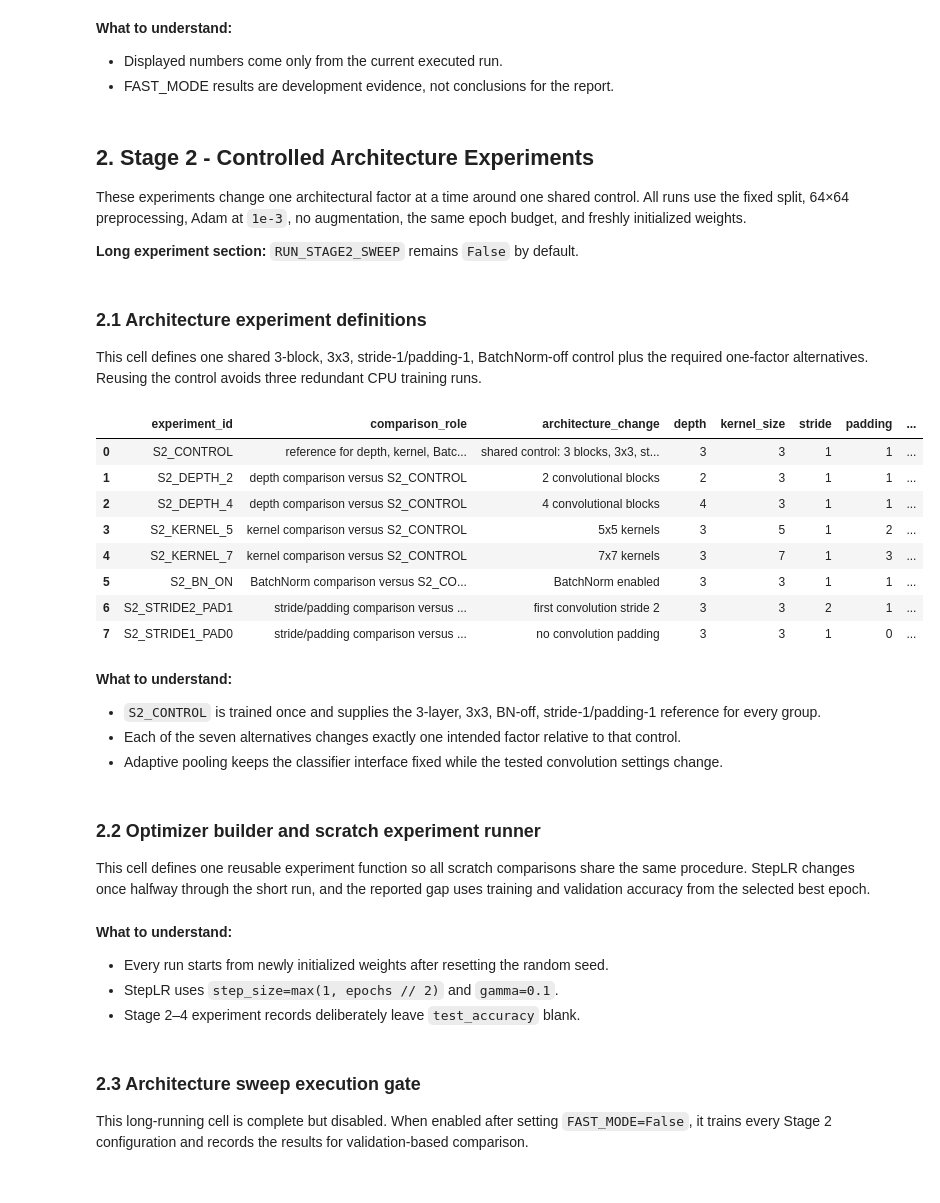
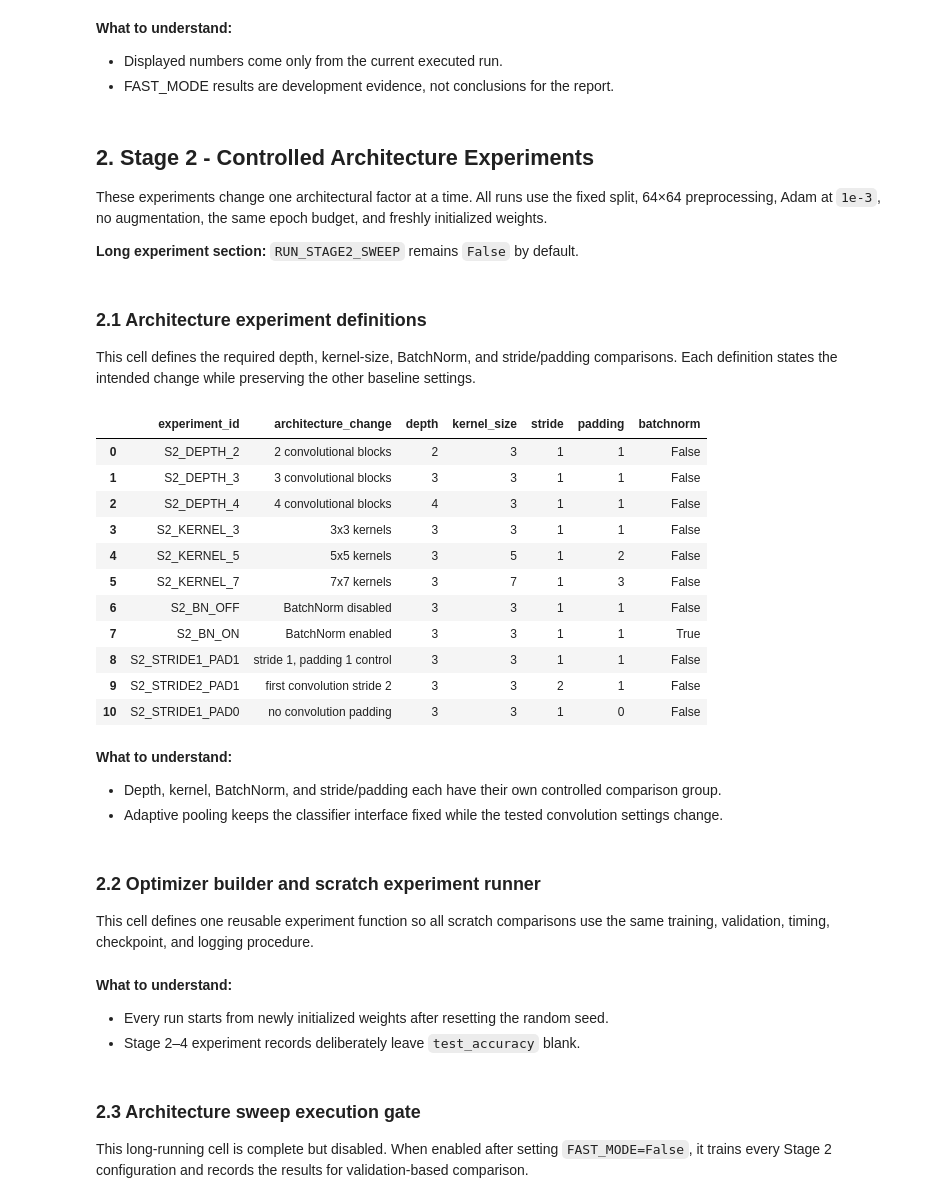
Before and after one commit to amarfarshoukh/EuroSAT_Project, a Jupyter notebook: notebooks/EuroSAT_Codex_Implementation.ipynb, the cells around one changed output. Drawn from its saved outputs; the diff is of its cells as text; code cells hidden in the pictures.

```diff
--- a/notebooks/EuroSAT_Codex_Implementation.ipynb
+++ b/notebooks/EuroSAT_Codex_Implementation.ipynb
@@ -64,15 +64,11 @@ This cell locates the project from the current working directory and the expecte
 # %%
-PROJECT_FOLDERS = ("notebooks", "data", "checkpoints", "results")
-
-
 def find_project_root(start_path=None):
-    start_path = (Path.cwd() if start_path is None else Path(start_path)).resolve()
-    for candidate in (start_path, *start_path.parents):
-        if all((candidate / folder).is_dir() for folder in PROJECT_FOLDERS):
+    start_path = Path.cwd() if start_path is None else Path(start_path)
+    for candidate in [start_path, *start_path.parents]:
+        if (candidate / "AGENTS.md").exists() and (candidate / "docs").exists():
             return candidate
     raise FileNotFoundError(
-        "Project root not found. Start Jupyter inside a folder containing "
-        "notebooks/, data/, checkpoints/, and results/."
+        "Project root not found. Start Jupyter inside the EuroSAT_Project repository."
     )
 
 
@@ -95,16 +91,11 @@ def sha256_file(path):
     return digest.hexdigest()
 
 
-ORIGINAL_NOTEBOOK_HASH_AT_START = (
-    sha256_file(ORIGINAL_NOTEBOOK) if ORIGINAL_NOTEBOOK.exists() else None
-)
+ORIGINAL_NOTEBOOK_HASH_AT_START = sha256_file(ORIGINAL_NOTEBOOK)
 
-print("Project folder:", PROJECT_ROOT.name)
+print("Project root:", PROJECT_ROOT)
 print("Data directory:", DATA_DIR.relative_to(PROJECT_ROOT))
 print("Checkpoint directory:", CHECKPOINT_DIR.relative_to(PROJECT_ROOT))
 print("Results directory:", RESULTS_DIR.relative_to(PROJECT_ROOT))
-if ORIGINAL_NOTEBOOK_HASH_AT_START is None:
-    print("Original notebook not present; optional hash safeguard skipped.")
-else:
-    print("Original notebook SHA-256:", ORIGINAL_NOTEBOOK_HASH_AT_START)
+print("Original notebook SHA-256:", ORIGINAL_NOTEBOOK_HASH_AT_START)
 # %% [output]
@@ -1188,13 +1094,13 @@ Checkpoint: checkpoints\smoke_baseline.pth
 # %% [markdown]
 ## 2. Stage 2 - Controlled Architecture Experiments
 
-These experiments change one architectural factor at a time around one shared control. All runs use the fixed split, 64×64 preprocessing, Adam at `1e-3`, no augmentation, the same epoch budget, and freshly initialized weights.
+These experiments change one architectural factor at a time. All runs use the fixed split, 64×64 preprocessing, Adam at `1e-3`, no augmentation, the same epoch budget, and freshly initialized weights.
 
 **Long experiment section:** `RUN_STAGE2_SWEEP` remains `False` by default.
-# %% [markdown]
-### 2.1 Architecture experiment definitions
-
-This cell defines one shared 3-block, 3x3, stride-1/padding-1, BatchNorm-off control plus the required one-factor alternatives. Reusing the control avoids three redundant CPU training runs.
+# %% [markdown]
+### 2.1 Architecture experiment definitions
+
+This cell defines the required depth, kernel-size, BatchNorm, and stride/padding comparisons. Each definition states the intended change while preserving the other baseline settings.
 # %%
 def scratch_config(
     conv_channels=(32, 64, 128),
@@ -1216,67 +1122,65 @@ def scratch_config(
 
 
 STAGE2_EXPERIMENTS = [
-    {"experiment_id": "S2_CONTROL",
-     "change": "shared control: 3 blocks, 3x3, stride 1, padding 1, BatchNorm off",
-     "role": "reference for depth, kernel, BatchNorm, and stride/padding",
-     "model_config": scratch_config()},
     {"experiment_id": "S2_DEPTH_2", "change": "2 convolutional blocks",
-     "role": "depth comparison versus S2_CONTROL",
      "model_config": scratch_config((32, 64))},
+    {"experiment_id": "S2_DEPTH_3", "change": "3 convolutional blocks",
+     "model_config": scratch_config((32, 64, 128))},
     {"experiment_id": "S2_DEPTH_4", "change": "4 convolutional blocks",
-     "role": "depth comparison versus S2_CONTROL",
      "model_config": scratch_config((32, 64, 128, 256))},
+    {"experiment_id": "S2_KERNEL_3", "change": "3x3 kernels",
+     "model_config": scratch_config(kernel_size=3, padding=1)},
     {"experiment_id": "S2_KERNEL_5", "change": "5x5 kernels",
-     "role": "kernel comparison versus S2_CONTROL",
      "model_config": scratch_config(kernel_size=5, padding=2)},
     {"experiment_id": "S2_KERNEL_7", "change": "7x7 kernels",
-     "role": "kernel comparison versus S2_CONTROL",
      "model_config": scratch_config(kernel_size=7, padding=3)},
+    {"experiment_id": "S2_BN_OFF", "change": "BatchNorm disabled",
+     "model_config": scratch_config(use_batchnorm=False)},
     {"experiment_id": "S2_BN_ON", "change": "BatchNorm enabled",
-     "role": "BatchNorm comparison versus S2_CONTROL",
      "model_config": scratch_config(use_batchnorm=True)},
+    {"experiment_id": "S2_STRIDE1_PAD1", "change": "stride 1, padding 1 control",
+     "model_config": scratch_config(stride=1, padding=1)},
     {"experiment_id": "S2_STRIDE2_PAD1", "change": "first convolution stride 2",
-     "role": "stride/padding comparison versus S2_CONTROL",
      "model_config": scratch_config(stride=2, padding=1)},
     {"experiment_id": "S2_STRIDE1_PAD0", "change": "no convolution padding",
-     "role": "stride/padding comparison versus S2_CONTROL",
      "model_config": scratch_config(stride=1, padding=0)},
 ]
 
 stage2_plan = pd.DataFrame([
     {
         "experiment_id": item["experiment_id"],
-        "comparison_role": item["role"],
         "architecture_change": item["change"],
         "depth": len(item["model_config"]["conv_channels"]),
         "kernel_size": item["model_config"]["kernel_size"],
         "stride": item["model_config"]["stride"],
         "padding": item["model_config"]["padding"],
         "batchnorm": item["model_config"]["use_batchnorm"],
     }
     for item in STAGE2_EXPERIMENTS
 ])
 display(stage2_plan)
 # %% [output]
-|  | experiment_id | comparison_role | architecture_change | depth | kernel_size | stride | padding | ... |
-| 0 | S2_CONTROL | reference for depth, kernel, Batc... | shared control: 3 blocks, 3x3, st... | 3 | 3 | 1 | 1 | ... |
-| 1 | S2_DEPTH_2 | depth comparison versus S2_CONTROL | 2 convolutional blocks | 2 | 3 | 1 | 1 | ... |
-| 2 | S2_DEPTH_4 | depth comparison versus S2_CONTROL | 4 convolutional blocks | 4 | 3 | 1 | 1 | ... |
-| 3 | S2_KERNEL_5 | kernel comparison versus S2_CONTROL | 5x5 kernels | 3 | 5 | 1 | 2 | ... |
-| 4 | S2_KERNEL_7 | kernel comparison versus S2_CONTROL | 7x7 kernels | 3 | 7 | 1 | 3 | ... |
-| 5 | S2_BN_ON | BatchNorm comparison versus S2_CO... | BatchNorm enabled | 3 | 3 | 1 | 1 | ... |
-| 6 | S2_STRIDE2_PAD1 | stride/padding comparison versus ... | first convolution stride 2 | 3 | 3 | 2 | 1 | ... |
-| 7 | S2_STRIDE1_PAD0 | stride/padding comparison versus ... | no convolution padding | 3 | 3 | 1 | 0 | ... |
+|  | experiment_id | architecture_change | depth | kernel_size | stride | padding | batchnorm |
+| 0 | S2_DEPTH_2 | 2 convolutional blocks | 2 | 3 | 1 | 1 | False |
+| 1 | S2_DEPTH_3 | 3 convolutional blocks | 3 | 3 | 1 | 1 | False |
+| 2 | S2_DEPTH_4 | 4 convolutional blocks | 4 | 3 | 1 | 1 | False |
+| 3 | S2_KERNEL_3 | 3x3 kernels | 3 | 3 | 1 | 1 | False |
+| 4 | S2_KERNEL_5 | 5x5 kernels | 3 | 5 | 1 | 2 | False |
+| 5 | S2_KERNEL_7 | 7x7 kernels | 3 | 7 | 1 | 3 | False |
+| 6 | S2_BN_OFF | BatchNorm disabled | 3 | 3 | 1 | 1 | False |
+| 7 | S2_BN_ON | BatchNorm enabled | 3 | 3 | 1 | 1 | True |
+| 8 | S2_STRIDE1_PAD1 | stride 1, padding 1 control | 3 | 3 | 1 | 1 | False |
+| 9 | S2_STRIDE2_PAD1 | first convolution stride 2 | 3 | 3 | 2 | 1 | False |
+| 10 | S2_STRIDE1_PAD0 | no convolution padding | 3 | 3 | 1 | 0 | False |
 # %% [markdown]
 **What to understand:**
 
-- `S2_CONTROL` is trained once and supplies the 3-layer, 3x3, BN-off, stride-1/padding-1 reference for every group.
-- Each of the seven alternatives changes exactly one intended factor relative to that control.
+- Depth, kernel, BatchNorm, and stride/padding each have their own controlled comparison group.
 - Adaptive pooling keeps the classifier interface fixed while the tested convolution settings change.
 # %% [markdown]
 ### 2.2 Optimizer builder and scratch experiment runner
 
-This cell defines one reusable experiment function so all scratch comparisons share the same procedure. StepLR changes once halfway through the short run, and the reported gap uses training and validation accuracy from the selected best epoch.
+This cell defines one reusable experiment function so all scratch comparisons use the same training, validation, timing, checkpoint, and logging procedure.
 # %%
 def build_optimizer(model, optimizer_name, learning_rate, momentum=0.9):
     if optimizer_name == "SGD":
@@ -1399,7 +1291,6 @@ def run_scratch_experiment(
 **What to understand:**
 
 - Every run starts from newly initialized weights after resetting the random seed.
-- StepLR uses `step_size=max(1, epochs // 2)` and `gamma=0.1`.
 - Stage 2–4 experiment records deliberately leave `test_accuracy` blank.
 # %% [markdown]
 ### 2.3 Architecture sweep execution gate
```
Also changed, not shown: parts of 54 cells of this notebook, 5 other files.
